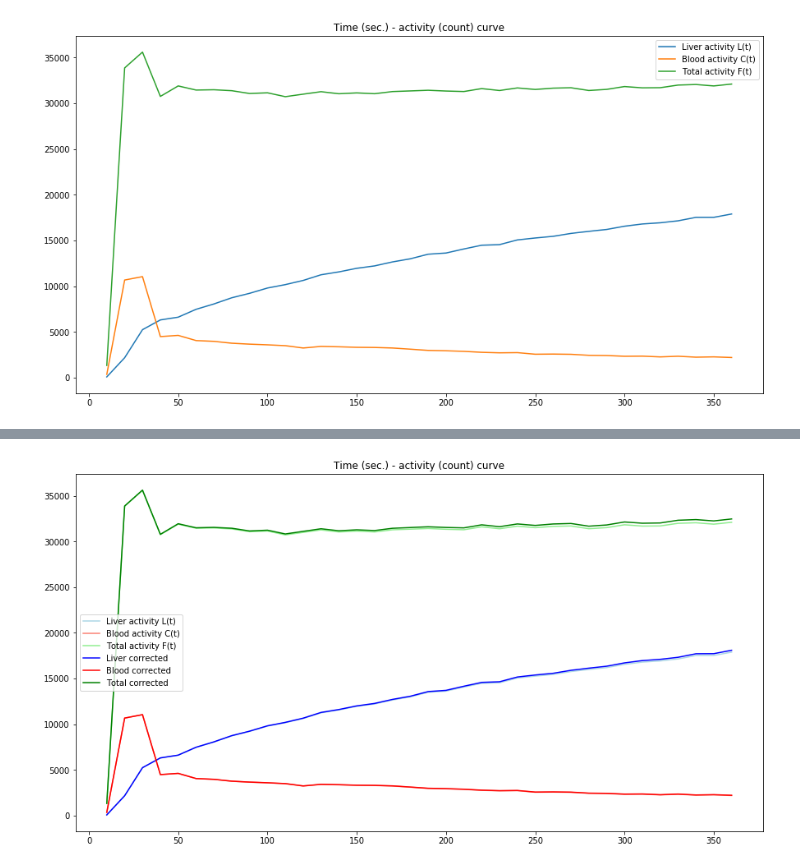
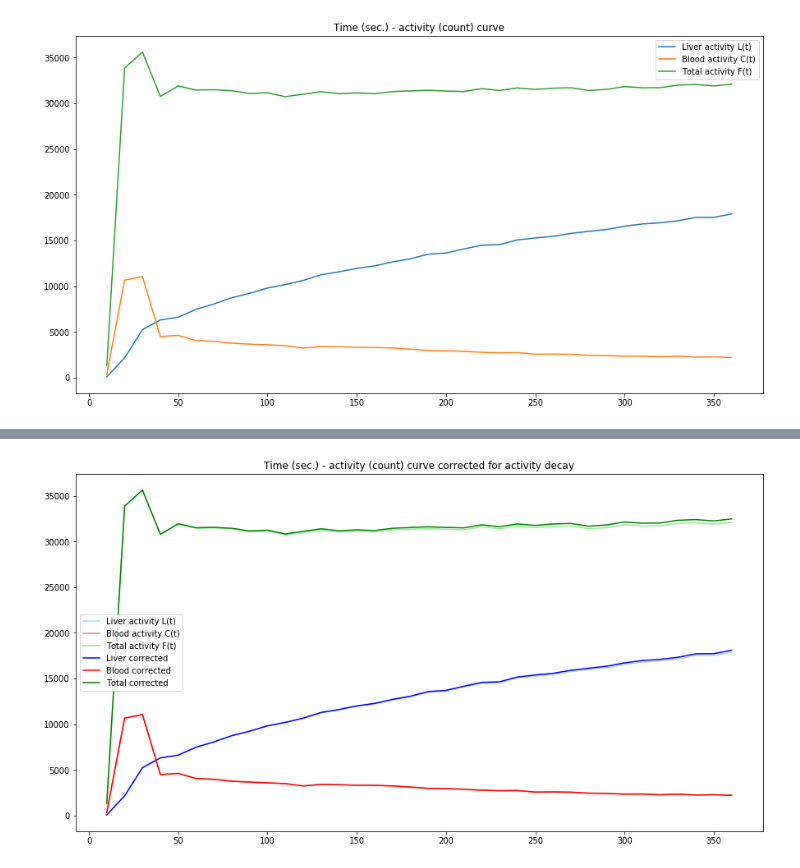
Before and after one commit to orenson/Master-thesis, a Jupyter notebook: Segmentation.ipynb, the cells around one changed output, grey strips where cells are left out. Saved outputs shown, nothing was run; the diff lists cells and outputs as text; code cells hidden in the pictures.

```diff
--- a/Segmentation.ipynb
+++ b/Segmentation.ipynb
@@ -635,17 +667,17 @@ Time   Activity   Corr factor
 # %%
 Lt_corr = [Lt[i]*(1/np.exp(-l*(time_steps[i]-5))) for i in range(len(time_steps))]
 Ct_corr = [Ct[i]*(1/np.exp(-l*(time_steps[i]-5))) for i in range(len(time_steps))]
 Ft_corr = [Ft[i]*(1/np.exp(-l*(time_steps[i]-5))) for i in range(len(time_steps))]
 
 plt.figure(figsize=[15,8])
-plt.title('Time (sec.) - activity (count) curve')
+plt.title('Time (sec.) - activity (count) curve corrected for activity decay')
 plt.plot(time_steps, Lt, label = 'Liver activity L(t)', color = 'lightblue')
 plt.plot(time_steps, Ct, label = 'Blood activity C(t)', color = 'salmon')
 plt.plot(time_steps, Ft, label = 'Total activity F(t)', color = 'lightgreen')
 plt.plot(time_steps, Lt_corr, label = 'Liver corrected', color = 'blue')
 plt.plot(time_steps, Ct_corr, label = 'Blood corrected', color = 'red')
 plt.plot(time_steps, Ft_corr, label = 'Total corrected', color = 'green')
 plt.legend()
 plt.show()
 # %% [output]
-[figure, old version]
+[figure, new version]
```
Also changed, not shown: parts of 10 cells of this notebook, 4 other files.
